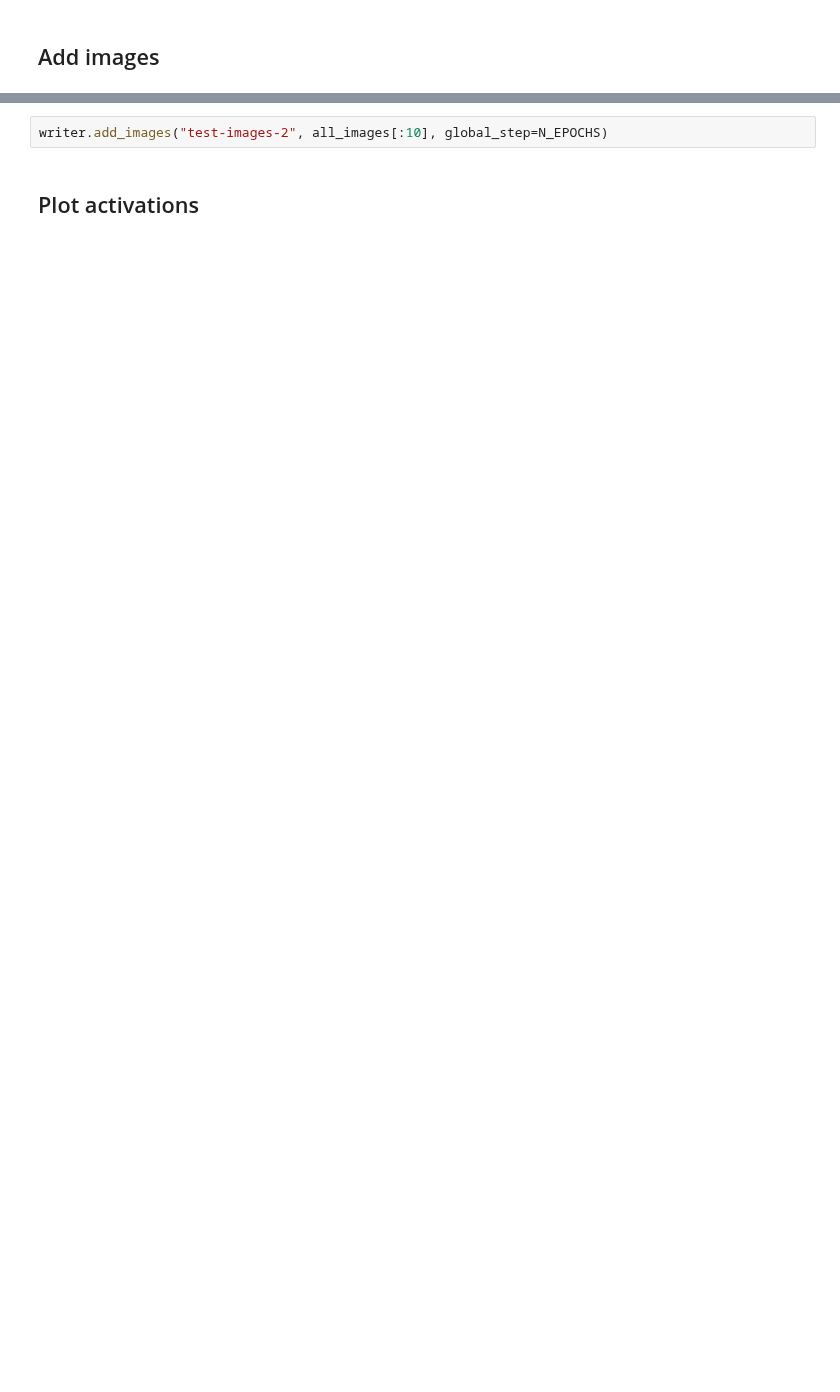
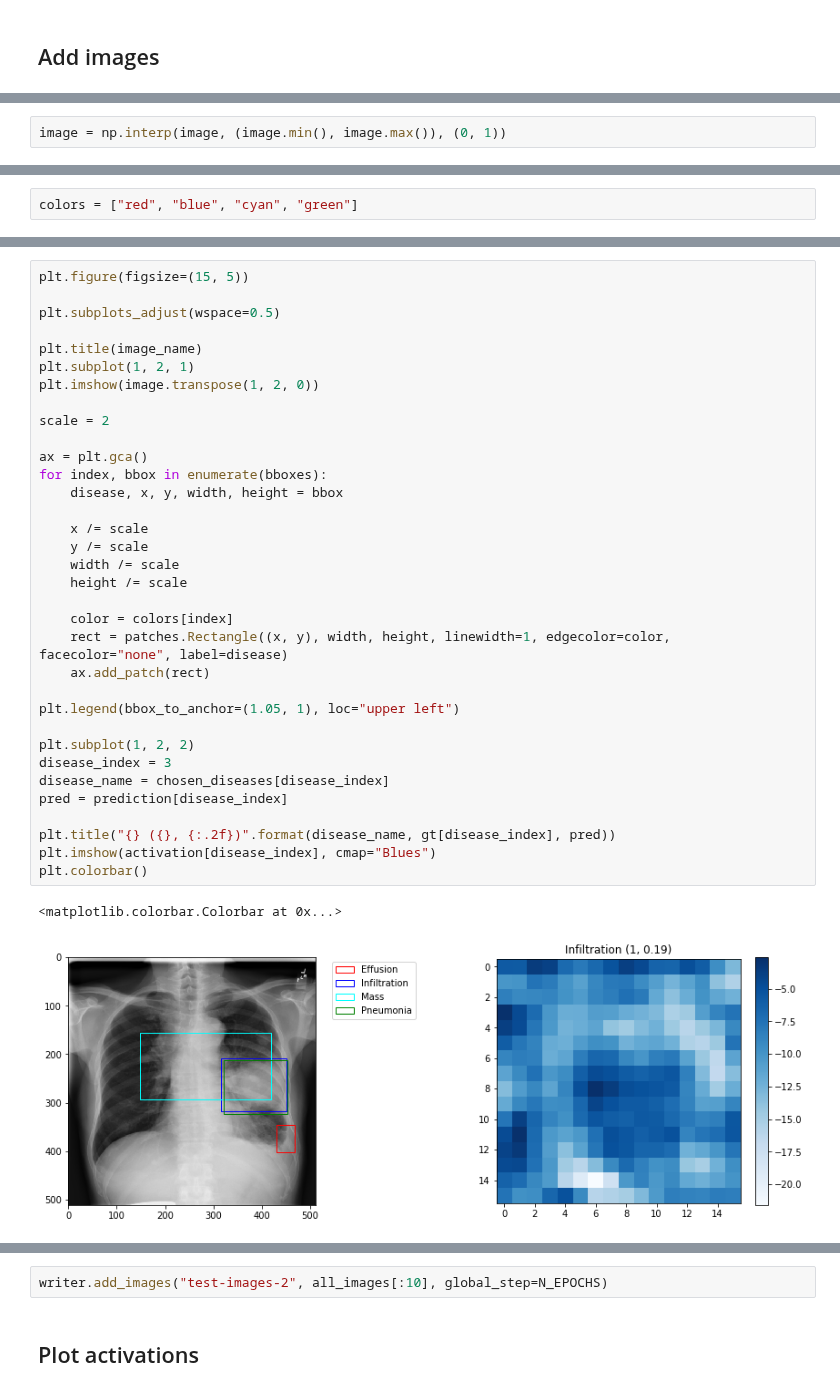
Before and after one commit to pdpino/cxr8, a Jupyter notebook: Training.ipynb, the cells around one changed output, grey strips where cells are left out. Cells and saved outputs as stored; diff of their text form; blank space fills up the shorter version.

```diff
--- a/Training.ipynb
+++ b/Training.ipynb
@@ -154,0 +228,2 @@ image.size(), bboxes_found, bboxes_diseases
+# %%
+image = np.interp(image, (image.min(), image.max()), (0, 1))
@@ -154,0 +234,2 @@ image.size(), bboxes_found, bboxes_diseases
+# %%
+colors = ["red", "blue", "cyan", "green"]
@@ -154,0 +253,37 @@ image.size(), bboxes_found, bboxes_diseases
+# %%
+plt.figure(figsize=(15, 5))
+
+plt.subplots_adjust(wspace=0.5)
+
+plt.title(image_name)
+plt.subplot(1, 2, 1)
+plt.imshow(image.transpose(1, 2, 0))
+
+scale = 2
+
+ax = plt.gca()
+for index, bbox in enumerate(bboxes):
+    disease, x, y, width, height = bbox
+
+    x /= scale
+    y /= scale
+    width /= scale
+    height /= scale
+
+    color = colors[index]
+    rect = patches.Rectangle((x, y), width, height, linewidth=1, edgecolor=color, facecolor="none", label=disease)
+    ax.add_patch(rect)
+
+plt.legend(bbox_to_anchor=(1.05, 1), loc="upper left")
+
+plt.subplot(1, 2, 2)
+disease_index = 3
+disease_name = chosen_diseases[disease_index]
+pred = prediction[disease_index]
+
+plt.title("{} ({}, {:.2f})".format(disease_name, gt[disease_index], pred))
+plt.imshow(activation[disease_index], cmap="Blues")
+plt.colorbar()
+# %% [output]
+<matplotlib.colorbar.Colorbar at 0x...>
+[figure, added]
```
Also changed, not shown: parts of 34 cells of this notebook, 7 other files.
